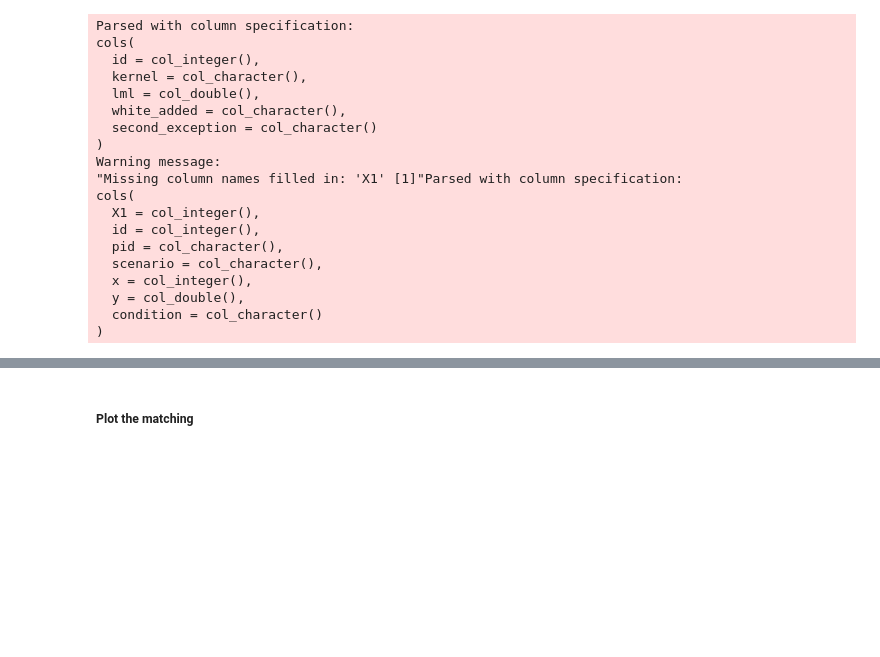
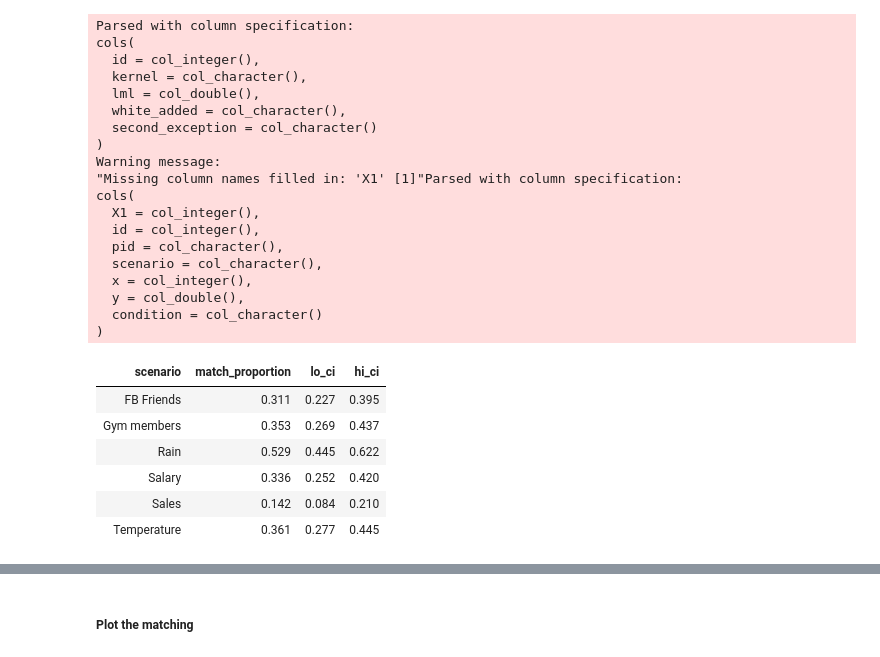
Before and after one commit to panchoqv/compforca, a Jupyter notebook: Data analysis/5- New grid plots (6x2 plots).ipynb, the cells around one changed output, grey strips where cells are left out. Drawn from its saved outputs; the diff is of its cells as text; code cells hidden in the pictures; blank space fills up the shorter version.

```diff
--- a/Data analysis/5- New grid plots (6x2 plots).ipynb
+++ b/Data analysis/5- New grid plots (6x2 plots).ipynb
@@ -43,13 +32,13 @@ bp = function(x, lev, n = 1e4, alpha=0.05) {
               `95% CI`=quantile(res, c(0.5*alpha,1-0.5*alpha))))
 }
 
-bp2 = function(vector, n = 1e4, alpha=0.05) {
+bp2 = function(vector, n = 1e4, alpha=0.05, round_n=2) {
 
     match_ci <- bp(x=vector, lev=TRUE, n=n, alpha=alpha)
 
-    return( c( match_ci$mean %>% round(2),
-             match_ci$`95% CI`[1] %>% round(2),
-             match_ci$`95% CI`[2] %>% round(2) ))
+    return( c( match_ci$mean %>% round(round_n),
+             match_ci$`95% CI`[1] %>% round(round_n),
+             match_ci$`95% CI`[2] %>% round(round_n) ))
 }
 # %%
 standardize_range_one <- function(array) {
@@ -1380,16 +1505,21 @@ best_fitting_per_pid_scenario <- function(lmls_ff) {
 }
 
 best_fit_and_merge <- function(prior_data, posterior_data){
+    # Adding condition to the prior_data
+    prior_data$condition <- 'Prior'
+
     best_in_prior <- best_fitting_per_pid_scenario(prior_data)
     best_in_posterior <- best_fitting_per_pid_scenario(posterior_data)
 
     # Merging the best fitting compositions
-    best_fitting_kernels <- merge(
+    aux_best_fitting_kernels <- merge(
                                 x = best_in_prior,
                                 y = best_in_posterior,
                                 by = c('pid', 'scenario'),
                                 suffixes = c('_prior', '_posterior')
     )
+
+    return(aux_best_fitting_kernels)
 }
 
 best_fitting_kernels <- best_fit_and_merge(lmls_prior_ff, error_posterior)
@@ -1457,3 +1699,24 @@ cols(
   y = col_double(),
   condition = col_character()
 )
+# %%
+best_fitting_kernels <- best_fit_and_merge(lmls_prior_ff,
+                                           lmls_posterior_participants_ff)
+
+# Now we have to check and calculate the proportions of match
+match_per_scenario <- best_fitting_kernels %>%
+    mutate(match = (best_kernel_prior == best_kernel_posterior)) %>%
+    group_by(scenario) %>%
+    summarize(match_proportion = bp2(match, alpha=0.05, round_n=3)[1],
+              lo_ci            = bp2(match, alpha=0.05, round_n=3)[2],
+              hi_ci            = bp2(match, alpha=0.05, round_n=3)[3])
+
+match_per_scenario
+# %% [output]
+| scenario | match_proportion | lo_ci | hi_ci |
+| FB Friends | 0.311 | 0.227 | 0.395 |
+| Gym members | 0.353 | 0.269 | 0.437 |
+| Rain | 0.529 | 0.445 | 0.622 |
+| Salary | 0.336 | 0.252 | 0.420 |
+| Sales | 0.142 | 0.084 | 0.210 |
+| Temperature | 0.361 | 0.277 | 0.445 |
```
Also changed, not shown: parts of 46 cells of this notebook, 2 other files.
